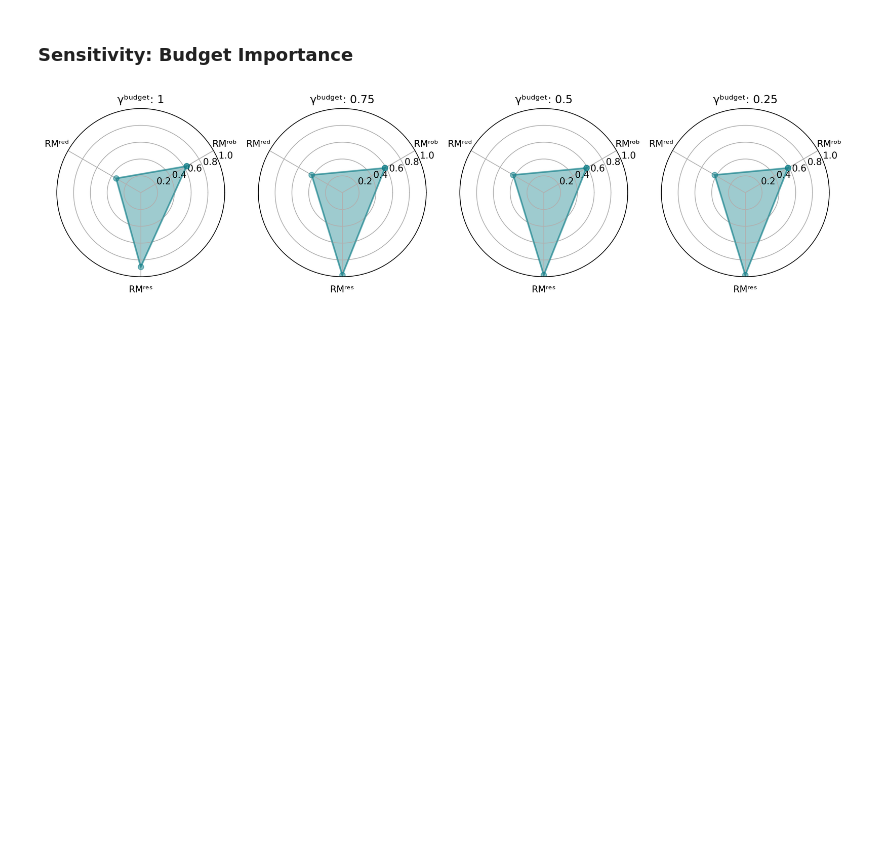
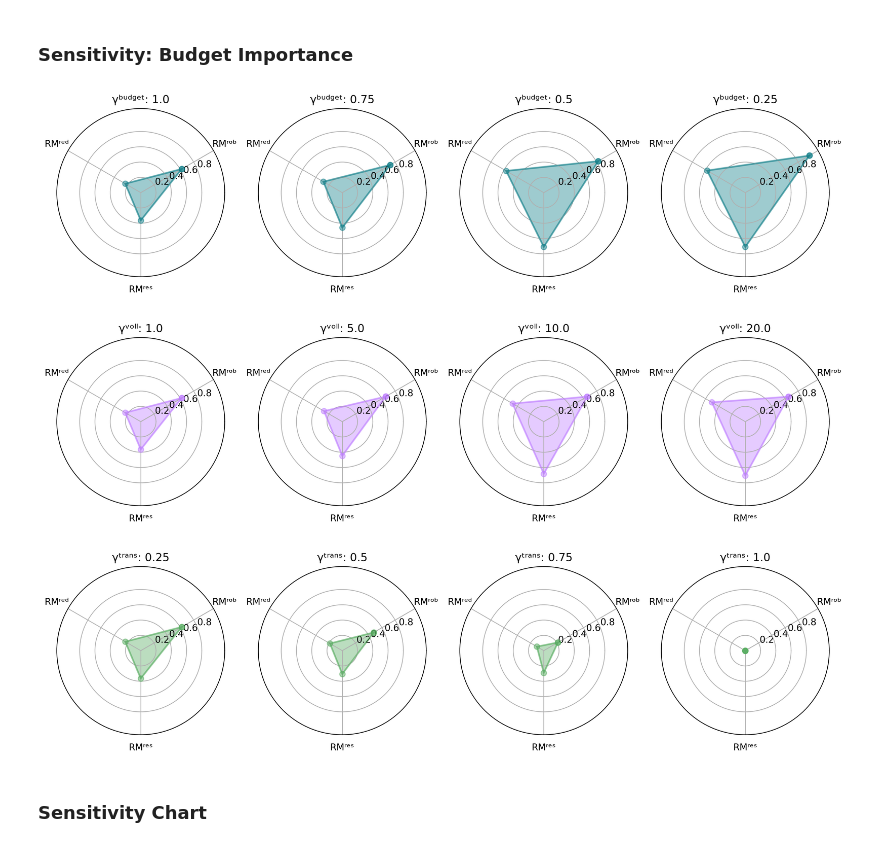
Before and after one commit to FarzaneEzzati/RCMG-PlanningOperation, a Jupyter notebook: Visualizations/Graphs.ipynb, the cells around one changed output. Saved outputs shown, nothing was run; the diff lists cells and outputs as text; code cells hidden in the pictures; blank space fills up the shorter version.

```diff
--- a/Visualizations/Graphs.ipynb
+++ b/Visualizations/Graphs.ipynb
@@ -22,6 +23,10 @@ def superscript_text(text):
+# %%
+data = pd.read_csv('Sunnyside-report.csv')
+bm = data['Settings'] == 'Budget Importance'
+vm = data['Settings'] == 'VoLL'
+tm = data['Settings'] == 'TransMax'
 # %%
-def make_radar_chart(stats, params):
-    gamma_symbol = '\u03B3'
+def make_radar_chart(stats, x_range, param, color):
     fig = plt.figure(figsize=(15, 4), dpi=300)
     labels = [f'RM{superscript_text("rob")}', f'RM{superscript_text("Red")}', f'RM{superscript_text("Res")}']
     angles = np.linspace(0, 2*np.pi, len(labels), endpoint=False) # generate angles
@@ -31,18 +36,30 @@ def make_radar_chart(stats, params):
     for i in range(4):
         ax = fig.add_subplot(int(f'14{i+1}'), polar=True)
         stat = np.concatenate((stats[i],[stats[i][0]]))
-        ax.plot(angle, stat, 'o-', linewidth=2, color=c[1], alpha=0.5)
-        ax.fill(angle, stat, color=c[1], alpha=0.4)
+        ax.plot(angle, stat, 'o-', linewidth=2, color=c[color], alpha=0.5)
+        ax.fill(angle, stat, color=c[color], alpha=0.4)
         ax.set_thetagrids(angle * 180/np.pi, label)
-        plt.ylim([0, 1])
-        ax.set_title(f'{gamma_symbol}{superscript_text("Budget")}: {params[i]}')
+        plt.ylim([0, 1.1])
+        plt.yticks([0.2, 0.4, 0.6, 0.8])
+        ax.set_title(f'{gamma_symbol}{superscript_text(param)}: {x_range[i]}')
         ax.grid(True)
+    plt.savefig(f'../IMG/Resilience Sensitivity-{param}.jpg', bbox_inches='tight')
-# %%
-make_radar_chart(stats=[[0.630,	0.339, 0.883],
-                        [0.587,	0.421,	0.980],
-                        [0.587,	0.421,	0.980],
-                        [0.587,	0.421,	0.980]],
-                 params=[1, 0.75, 0.5, 0.25])
-plt.savefig('../IMG/Sensitivity-Budget.jpg', bbox_inches='tight')
-# %% [output]
-[figure, removed]
+# %%
+make_radar_chart(stats=[[data[bm]['Robustness'].iloc[i], data[bm]['Redundancy'].iloc[i],	data[bm]['Resourcefulness'].iloc[i]]
+                        for i in range(len(data[bm]))],
+                        x_range=data[bm]['Value'].values,
+                        param='Budget', color=1)
+make_radar_chart(stats=[[data[vm]['Robustness'].iloc[i], data[vm]['Redundancy'].iloc[i],	data[vm]['Resourcefulness'].iloc[i]]
+                        for i in range(len(data[vm]))],
+                        x_range=data[vm]['Value'].values,
+                        param='VoLL', color=2)
+make_radar_chart(stats=[[data[tm]['Robustness'].iloc[i], data[tm]['Redundancy'].iloc[i],	data[tm]['Resourcefulness'].iloc[i]]
+                        for i in range(len(data[tm]))],
+                        x_range=data[tm]['Value'].values,
+                        param='Trans', color=3)
+# %% [output]
+[figure, added]
+[figure, added]
+[figure, added]
+# %% [markdown]
+### Sensitivity Chart
```
Also changed, not shown: parts of 6 cells of this notebook, 4 other files.
